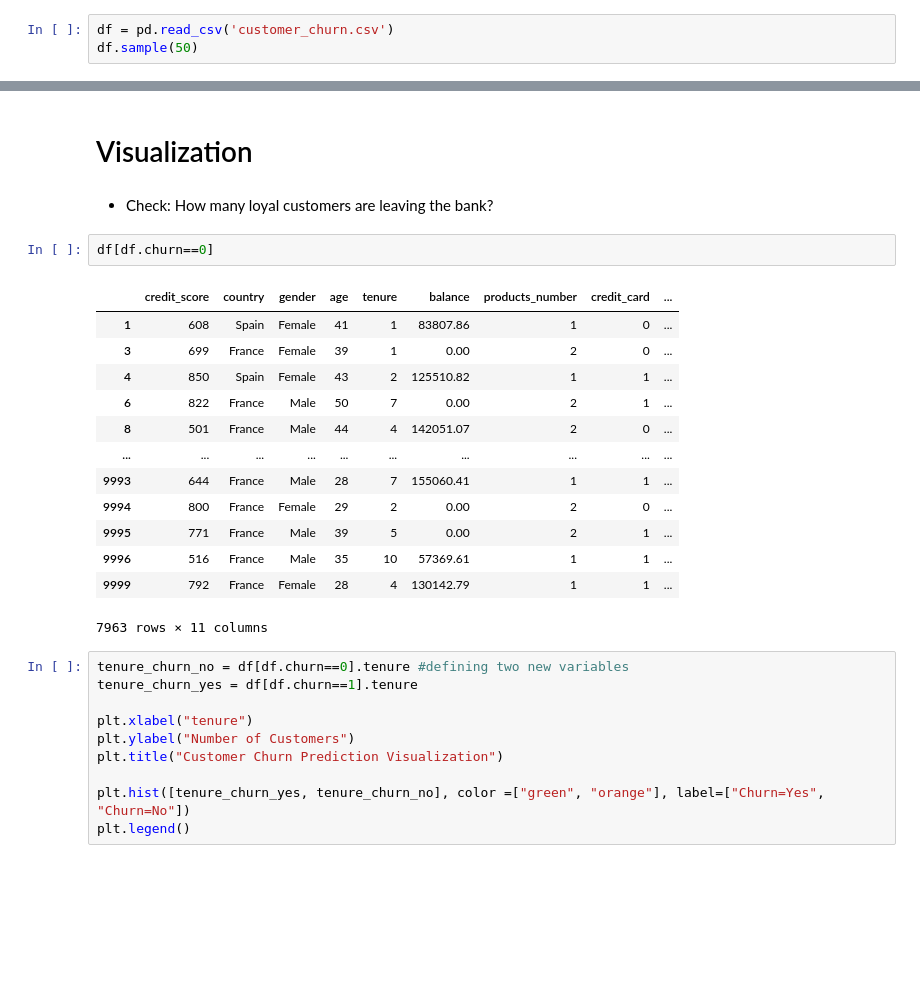
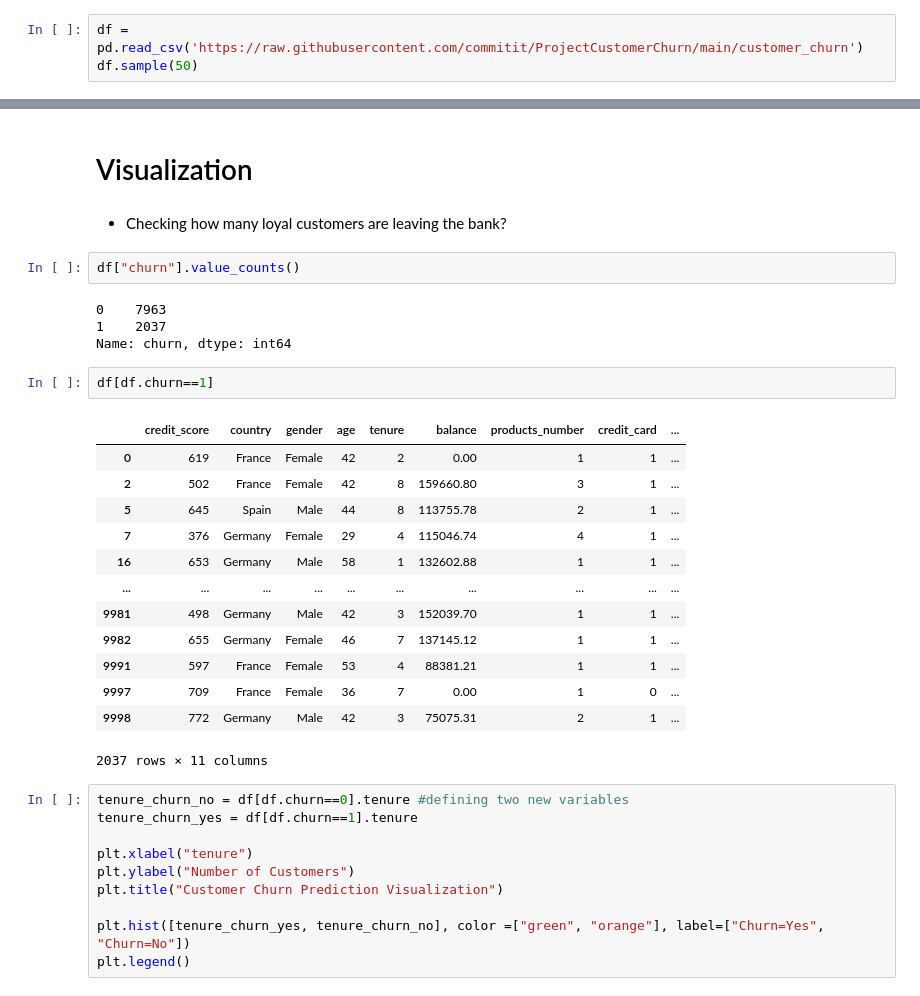
Before and after one commit to commitit/ProjectCustomerChurn, a Jupyter notebook: customer churn.ipynb, the cells around one changed output, grey strips where cells are left out. Drawn from its saved outputs; the diff is of its cells as text; blank space fills up the shorter version.

```diff
--- a/customer churn.ipynb
+++ b/customer churn.ipynb
@@ -31,7 +38,7 @@ from sklearn.preprocessing import MinMaxScaler
 from sklearn.model_selection import train_test_split
 from sklearn import metrics
 # %%
-df = pd.read_csv('customer_churn.csv')
+df = pd.read_csv('https://raw.githubusercontent.com/commitit/ProjectCustomerChurn/main/customer_churn')
 df.sample(50)
 # %% [output]
 |  | customer_id | credit_score | country | gender | age | tenure | balance | products_number | credit_card | ... |
@@ -118,23 +151,29 @@ df.describe().style.set_properties(**{"background-color": "#greywhite","color":
 # %% [markdown]
 # Visualization
 # %% [markdown]
-* Check: How many loyal customers are leaving the bank?
+* Checking how many loyal customers are leaving the bank?
+# %%
+df["churn"].value_counts()
+# %% [output]
+0    7963
+1    2037
+Name: churn, dtype: int64
 # %%
-df[df.churn==0]
+df[df.churn==1]
 # %% [output]
 |  | credit_score | country | gender | age | tenure | balance | products_number | credit_card | ... |
-| 1 | 608 | Spain | Female | 41 | 1 | 83807.86 | 1 | 0 | ... |
-| 3 | 699 | France | Female | 39 | 1 | 0.00 | 2 | 0 | ... |
-| 4 | 850 | Spain | Female | 43 | 2 | 125510.82 | 1 | 1 | ... |
-| 6 | 822 | France | Male | 50 | 7 | 0.00 | 2 | 1 | ... |
-| 8 | 501 | France | Male | 44 | 4 | 142051.07 | 2 | 0 | ... |
+| 0 | 619 | France | Female | 42 | 2 | 0.00 | 1 | 1 | ... |
+| 2 | 502 | France | Female | 42 | 8 | 159660.80 | 3 | 1 | ... |
+| 5 | 645 | Spain | Male | 44 | 8 | 113755.78 | 2 | 1 | ... |
+| 7 | 376 | Germany | Female | 29 | 4 | 115046.74 | 4 | 1 | ... |
+| 16 | 653 | Germany | Male | 58 | 1 | 132602.88 | 1 | 1 | ... |
 | ... | ... | ... | ... | ... | ... | ... | ... | ... | ... |
-| 9993 | 644 | France | Male | 28 | 7 | 155060.41 | 1 | 1 | ... |
-| 9994 | 800 | France | Female | 29 | 2 | 0.00 | 2 | 0 | ... |
-| 9995 | 771 | France | Male | 39 | 5 | 0.00 | 2 | 1 | ... |
-| 9996 | 516 | France | Male | 35 | 10 | 57369.61 | 1 | 1 | ... |
-| 9999 | 792 | France | Female | 28 | 4 | 130142.79 | 1 | 1 | ... |
+| 9981 | 498 | Germany | Male | 42 | 3 | 152039.70 | 1 | 1 | ... |
+| 9982 | 655 | Germany | Female | 46 | 7 | 137145.12 | 1 | 1 | ... |
+| 9991 | 597 | France | Female | 53 | 4 | 88381.21 | 1 | 1 | ... |
+| 9997 | 709 | France | Female | 36 | 7 | 0.00 | 1 | 0 | ... |
+| 9998 | 772 | Germany | Male | 42 | 3 | 75075.31 | 2 | 1 | ... |
-7963 rows × 11 columns
+2037 rows × 11 columns
 # %%
 tenure_churn_no = df[df.churn==0].tenure #defining two new variables
 tenure_churn_yes = df[df.churn==1].tenure
```
Also changed, not shown: parts of 51 cells of this notebook.
